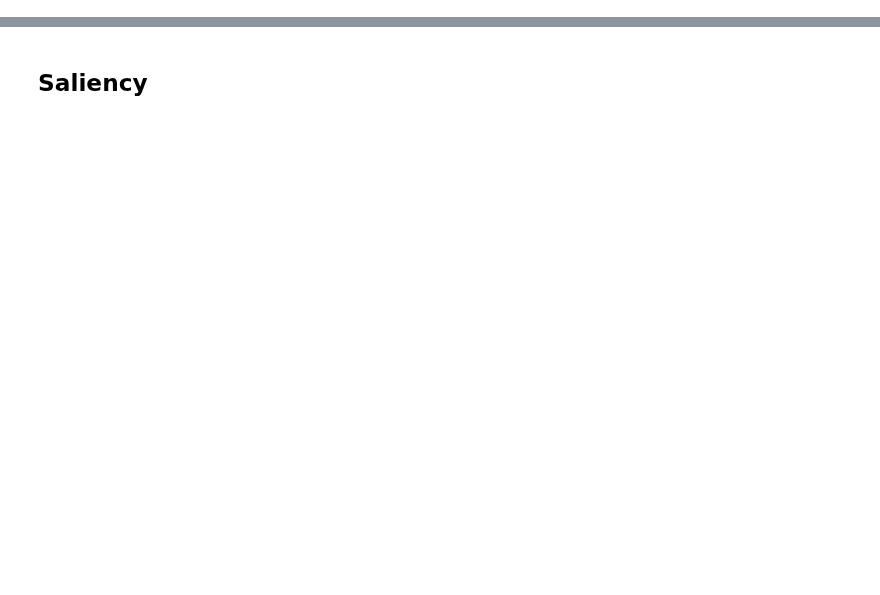
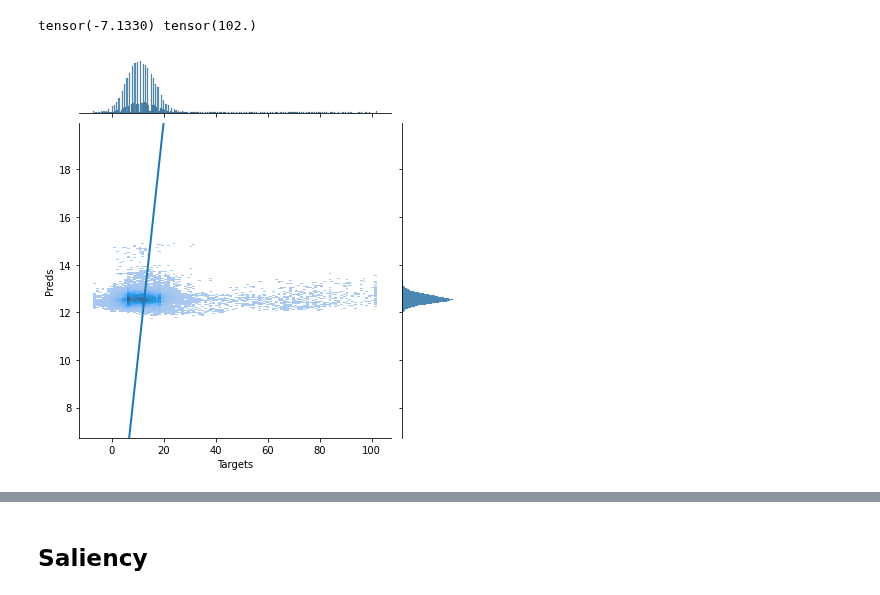
Before and after one commit to NotNANtoN/icp_prediction, a Jupyter notebook: train.ipynb, the cells around one changed output, grey strips where cells are left out. Cells and saved outputs as stored; diff of their text form; code cells hidden in the pictures; blank space fills up the shorter version.

```diff
--- a/train.ipynb
+++ b/train.ipynb
@@ -264,2 +698,16 @@ if dm.regression:
+# %%
+if dm.regression:
+    ylim = (flat_preds.min() - 5, flat_preds.max() + 5)
+    min_val = flat_targets.min()
+    max_val = flat_targets.max()
+    plot_df = pd.DataFrame({"Targets": flat_targets, "Preds": flat_preds})
+    ax = sns.jointplot(x="Targets", y="Preds", data=plot_df, kind="hist", bins=100, ylim=ylim)
+    print(min_val, max_val)
+    # draw line of perfect correlation
+    ax.ax_joint.plot([min_val, max_val], [min_val, max_val], linewidth=2)#, color="black")
+    #ax.ax_joint.set_xlabel("test")
+# %% [output]
+tensor(-7.1330) tensor(102.)
+[figure, added]
 # %%
 if dm.regression:
```
Also changed, not shown: parts of 86 cells of this notebook, 18 other files.
